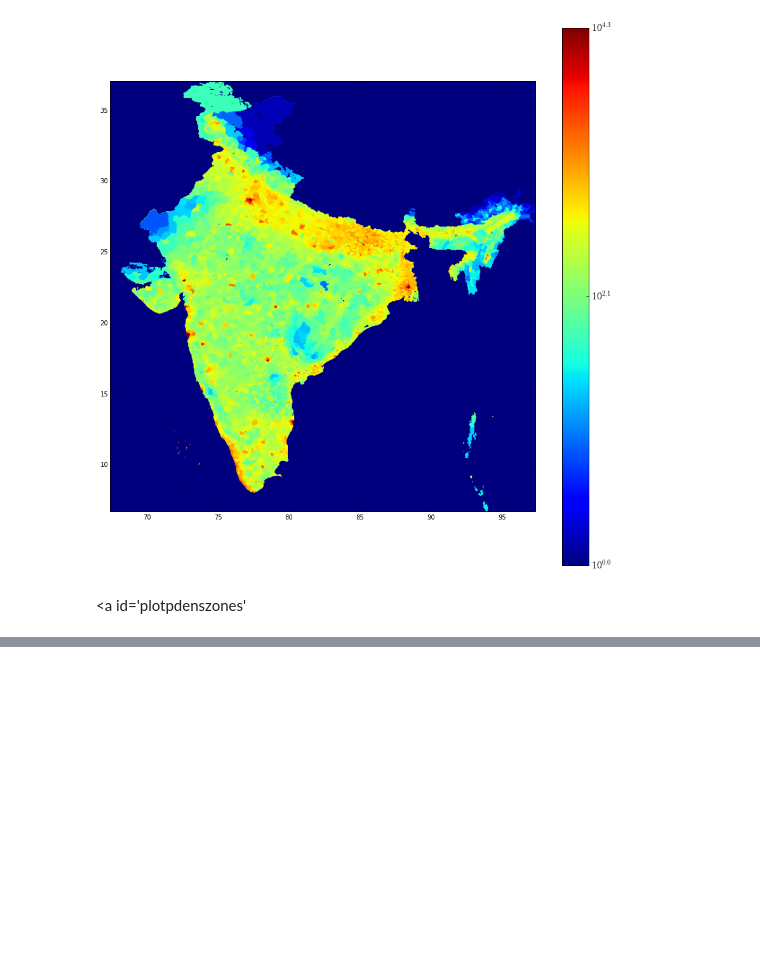
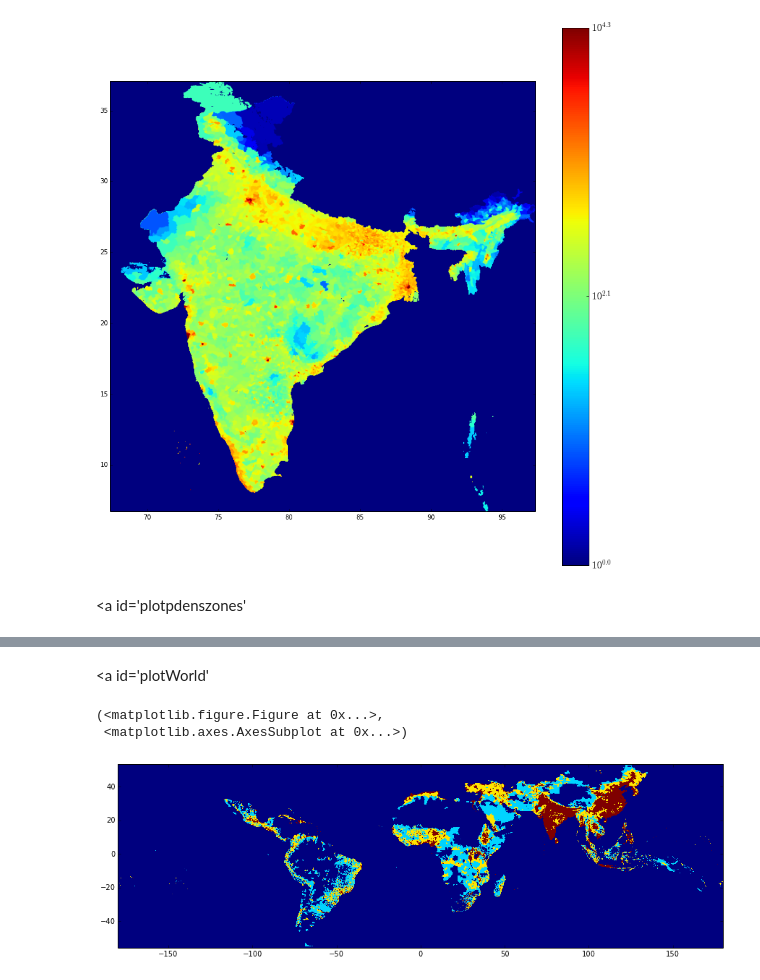
Before and after one commit to bareid/LSSanalysis, a Jupyter notebook: PopulationExplore.ipynb, the cells around one changed output, grey strips where cells are left out. Cells and saved outputs as stored; diff of their text form; code cells hidden in the pictures; blank space fills up the shorter version.

```diff
--- a/PopulationExplore.ipynb
+++ b/PopulationExplore.ipynb
@@ -486,0 +947,8 @@ plotcountry('',plotcbar=True,plotzoneopt=1,logopt=0,plotzone=[4.,20.,100,1e6])
+# %% [markdown]
+<a id='plotWorld'</a>
+# %%
+plotcountrylist(groups['Developing regions'],plotzoneopt=1,plotcbar=0)
+# %% [output]
+(<matplotlib.figure.Figure at 0x...>,
+ <matplotlib.axes.AxesSubplot at 0x...>)
+[figure, added]
```
Also changed, not shown: parts of 38 cells of this notebook.
